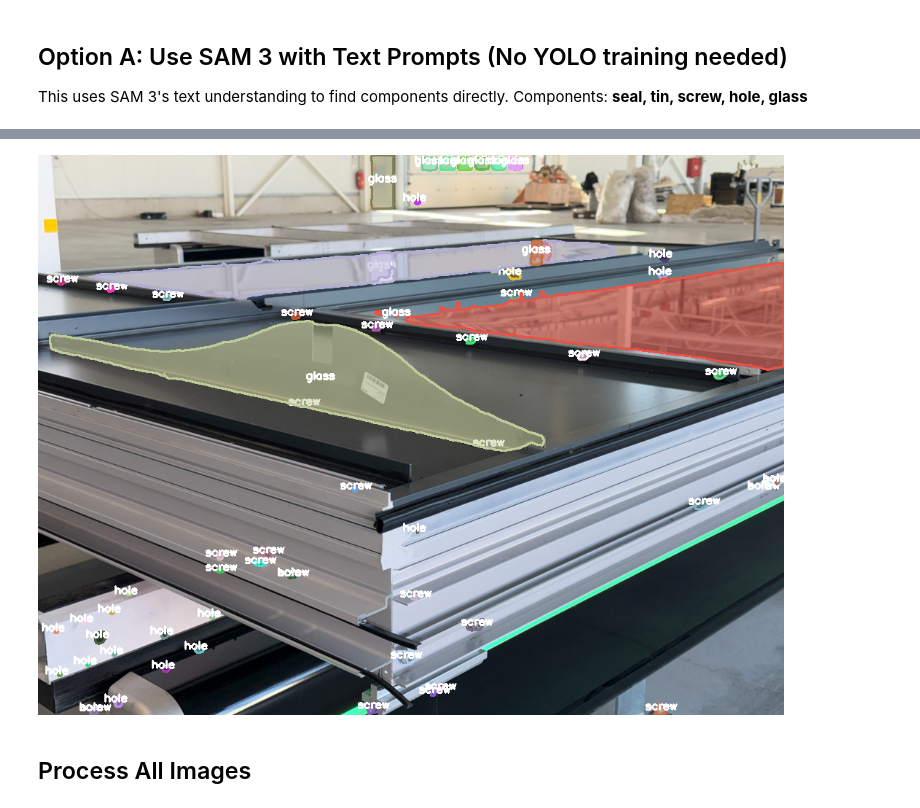
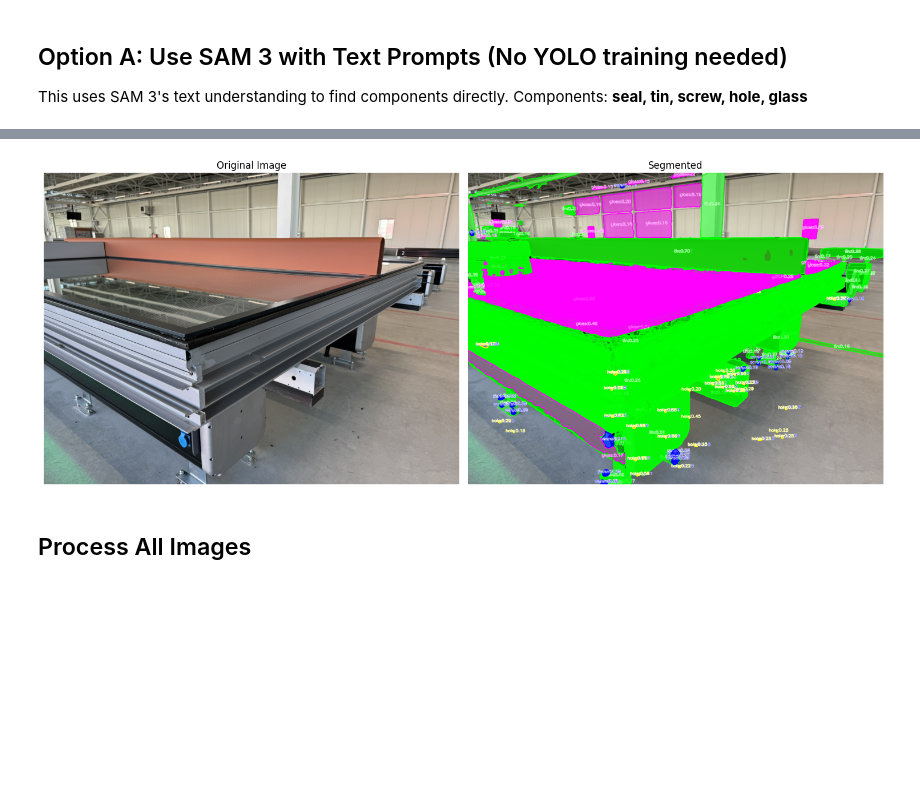
Before and after one commit to Jura26/NeoData, a Jupyter notebook: YOLO_SAM_Facade_Colab.ipynb, the cells around one changed output, grey strips where cells are left out. Drawn from its saved outputs; the diff is of its cells as text; code cells hidden in the pictures; blank space fills up the shorter version.

```diff
--- a/YOLO_SAM_Facade_Colab.ipynb
+++ b/YOLO_SAM_Facade_Colab.ipynb
@@ -313,23 +392,76 @@ def process_image_with_text(image_path, output_path):
 # %%
-# Test on a single image first
-import glob
+# === TEST ON SINGLE IMAGE WITH VERBOSE OUTPUT ===
+import matplotlib.pyplot as plt
+from PIL import Image
 
-# Find first image
-test_images = glob.glob(f"{DRIVE_PATH}/**/*.*", recursive=True)
-test_images = [f for f in test_images if f.lower().endswith(('.jpg', '.jpeg', '.png', '.heic', '.heif'))]
+# Pick first image from positive folder (including HEIC)
+test_folder = f"{DRIVE_PATH}/positive"
+test_images = [f for f in os.listdir(test_folder) if f.lower().endswith(('.jpg', '.jpeg', '.png', '.heic', '.heif'))]
 
 if test_images:
-    test_path = test_images[0]
-    print(f"Testing with: {test_path}")
+    test_image_path = os.path.join(test_folder, test_images[0])
+    print(f"Testing with: {test_image_path}")
 
-    result, annotated = process_image_with_text(
-        test_path,
-        f"{OUTPUT_DIR}/test_result.jpg"
-    )
+    # Load and resize
+    test_img = load_image(test_image_path)
+    if test_img:
+        w, h = test_img.size
+        print(f"Original size: {w}x{h}")
 
-    # Display result
-    from IPython.display import display
-    display(Image.fromarray(annotated.astype(np.uint8)))
+        # Resize if needed
+        max_dim = 1536
+        if max(h, w) > max_dim:
+            scale = max_dim / max(h, w)
+            test_img = test_img.resize((int(w*scale), int(h*scale)), Image.LANCZOS)
+            print(f"Resized to: {test_img.size}")
+
+        # Show original image
+        plt.figure(figsize=(15, 10))
+        plt.subplot(1, 2, 1)
+        plt.imshow(test_img)
+        plt.title("Original Image")
+        plt.axis('off')
+
+        # Test with verbose debug for each prompt type
+        print("\n=== TESTING INDIVIDUAL PROMPTS ===")
+
+        # Simple prompts first
+        test_prompts = [
+            "glass",
+            "window",
+            "metal",
+            "rubber",
+            "screw",
+            "hole",
+            "seal",
+            "black rubber seal on window frame",
+            "metal sheet cladding",
+            "small screw head",
+        ]
+
+        for prompt in test_prompts:
+            print(f"\nPrompt: '{prompt}'")
+            masks, boxes, scores = segment_with_text_prompt(test_img, prompt)
+
+            if masks is not None and len(masks) > 0:
+                print(f"  \u2713 Found {len(masks)} detection(s)")
+                if scores is not None:
+                    for i, s in enumerate(scores):
+                        score_val = s.item() if hasattr(s, 'item') else float(s)
+                        print(f"    Detection {i+1}: score={score_val:.3f}")
+            else:
+                print(f"  \u2717 No detections")
+
+        # Process and show result
+        output_path = f"{OUTPUT_DIR}/test_debug.jpg"
+        results, annotated = process_image_with_text(test_image_path, output_path)
+
+        plt.subplot(1, 2, 2)
+        plt.imshow(annotated)
+        plt.title("Segmented")
+        plt.axis('off')
+        plt.tight_layout()
+        plt.show()
 else:
-    print("No images found. Check DRIVE_PATH.")
+    print("No test images found!")
 # %% [output]
@@ -346,4 +485,4 @@ Processing: IMG_5401 2.HEIC
-[figure, old version]
+[figure, new version]
 # %% [markdown]
 ## Process All Images
 # %%
```
Also changed, not shown: parts of 8 cells of this notebook, 2 other files.
